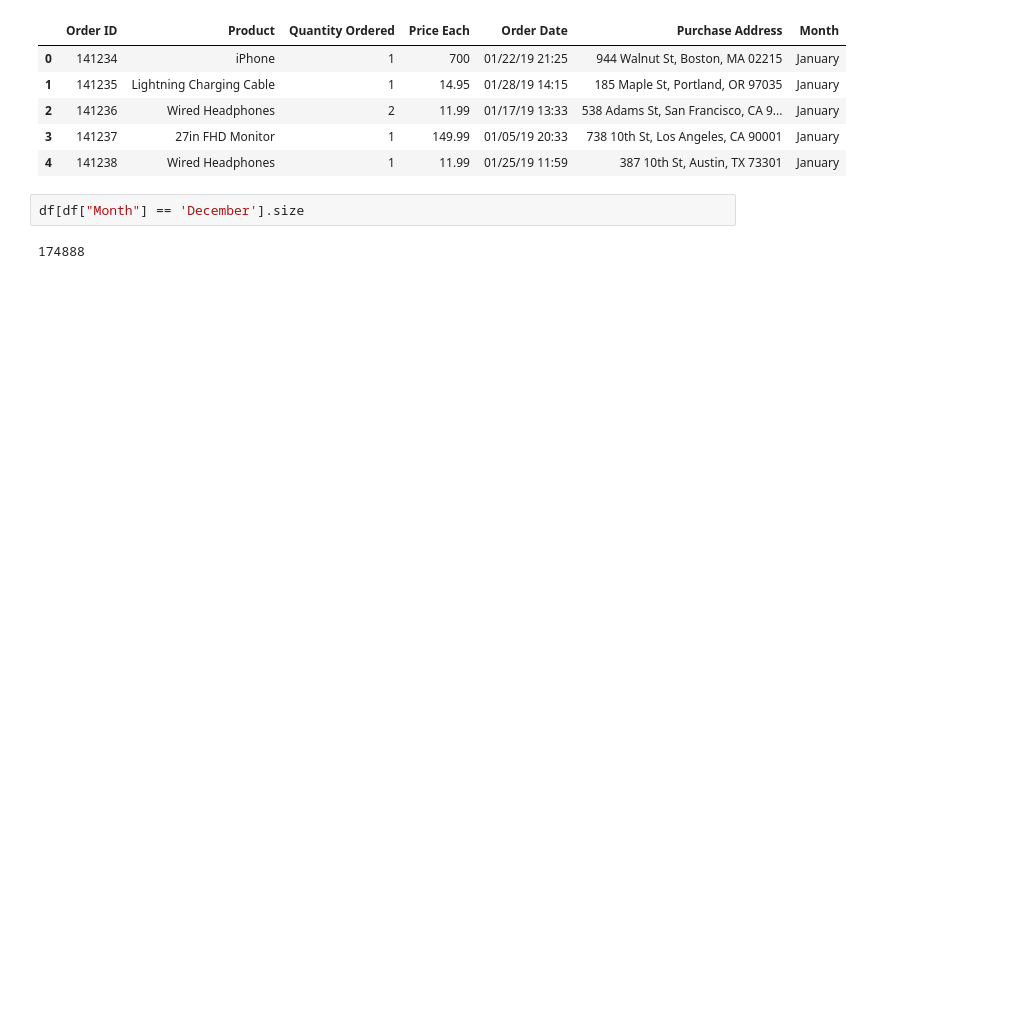
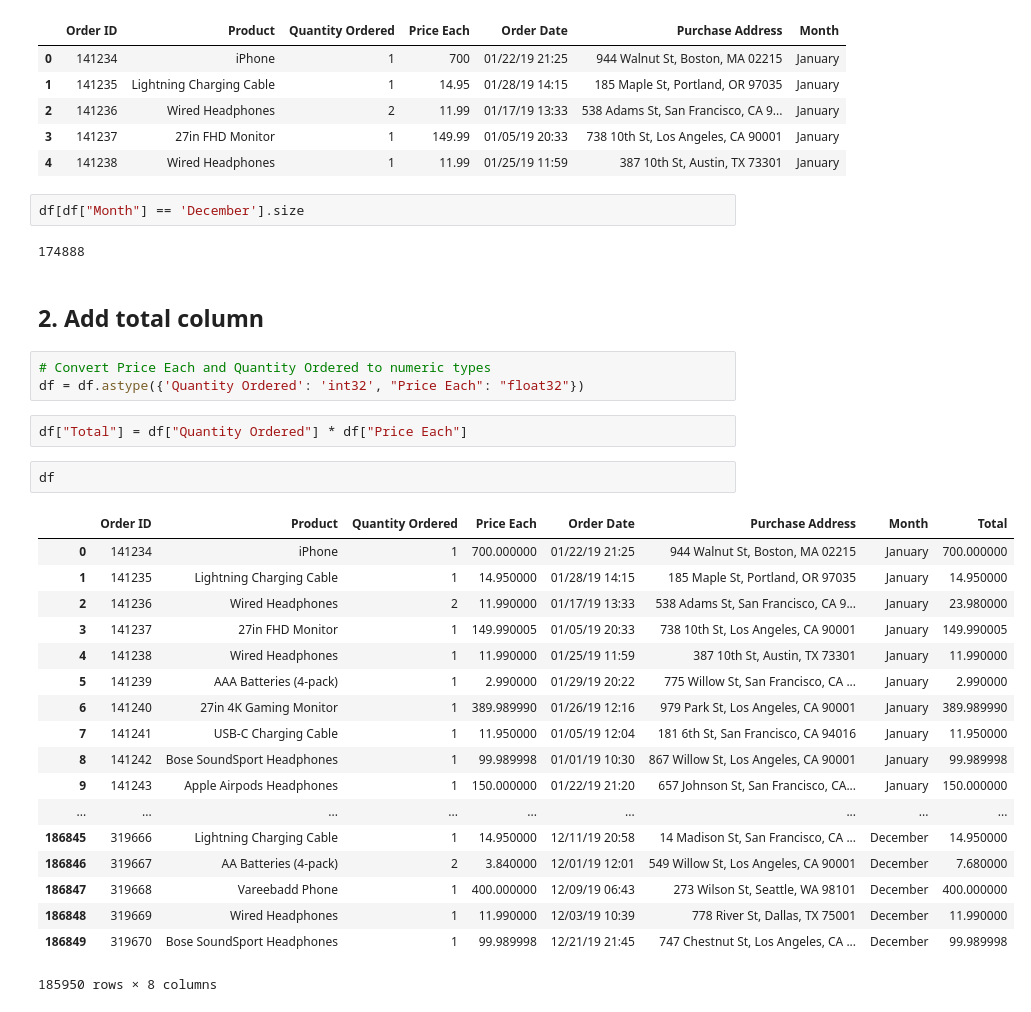
Before and after one commit to mkwiatek770/code-snippets, a Jupyter notebook: Libraries/pandas/Sales.ipynb, the cells around one changed output. Saved outputs shown, nothing was run; the diff lists cells and outputs as text; blank space fills up the shorter version.

Commit message:
Add total column

```diff
--- a/Libraries/pandas/Sales.ipynb
+++ b/Libraries/pandas/Sales.ipynb
@@ -72,3 +74,31 @@ Index(['Order ID', 'Product', 'Quantity Ordered', 'Price Each', 'Order Date',
 df[df["Month"] == 'December'].size
 # %% [output]
 174888
+# %% [markdown]
+## 2. Add total column
+# %%
+# Convert Price Each and Quantity Ordered to numeric types
+df = df.astype({'Quantity Ordered': 'int32', "Price Each": "float32"})
+# %%
+df["Total"] = df["Quantity Ordered"] * df["Price Each"]
+# %%
+df
+# %% [output]
+|  | Order ID | Product | Quantity Ordered | Price Each | Order Date | Purchase Address | Month | Total |
+| 0 | 141234 | iPhone | 1 | 700.000000 | 01/22/19 21:25 | 944 Walnut St, Boston, MA 02215 | January | 700.000000 |
+| 1 | 141235 | Lightning Charging Cable | 1 | 14.950000 | 01/28/19 14:15 | 185 Maple St, Portland, OR 97035 | January | 14.950000 |
+| 2 | 141236 | Wired Headphones | 2 | 11.990000 | 01/17/19 13:33 | 538 Adams St, San Francisco, CA 9... | January | 23.980000 |
+| 3 | 141237 | 27in FHD Monitor | 1 | 149.990005 | 01/05/19 20:33 | 738 10th St, Los Angeles, CA 90001 | January | 149.990005 |
+| 4 | 141238 | Wired Headphones | 1 | 11.990000 | 01/25/19 11:59 | 387 10th St, Austin, TX 73301 | January | 11.990000 |
+| 5 | 141239 | AAA Batteries (4-pack) | 1 | 2.990000 | 01/29/19 20:22 | 775 Willow St, San Francisco, CA ... | January | 2.990000 |
+| 6 | 141240 | 27in 4K Gaming Monitor | 1 | 389.989990 | 01/26/19 12:16 | 979 Park St, Los Angeles, CA 90001 | January | 389.989990 |
+| 7 | 141241 | USB-C Charging Cable | 1 | 11.950000 | 01/05/19 12:04 | 181 6th St, San Francisco, CA 94016 | January | 11.950000 |
+| 8 | 141242 | Bose SoundSport Headphones | 1 | 99.989998 | 01/01/19 10:30 | 867 Willow St, Los Angeles, CA 90001 | January | 99.989998 |
+| 9 | 141243 | Apple Airpods Headphones | 1 | 150.000000 | 01/22/19 21:20 | 657 Johnson St, San Francisco, CA... | January | 150.000000 |
+| ... | ... | ... | ... | ... | ... | ... | ... | ... |
+| 186845 | 319666 | Lightning Charging Cable | 1 | 14.950000 | 12/11/19 20:58 | 14 Madison St, San Francisco, CA ... | December | 14.950000 |
+| 186846 | 319667 | AA Batteries (4-pack) | 2 | 3.840000 | 12/01/19 12:01 | 549 Willow St, Los Angeles, CA 90001 | December | 7.680000 |
+| 186847 | 319668 | Vareebadd Phone | 1 | 400.000000 | 12/09/19 06:43 | 273 Wilson St, Seattle, WA 98101 | December | 400.000000 |
+| 186848 | 319669 | Wired Headphones | 1 | 11.990000 | 12/03/19 10:39 | 778 River St, Dallas, TX 75001 | December | 11.990000 |
+| 186849 | 319670 | Bose SoundSport Headphones | 1 | 99.989998 | 12/21/19 21:45 | 747 Chestnut St, Los Angeles, CA ... | December | 99.989998 |
+185950 rows × 8 columns
```
Also changed, not shown: parts of 2 cells of this notebook.
